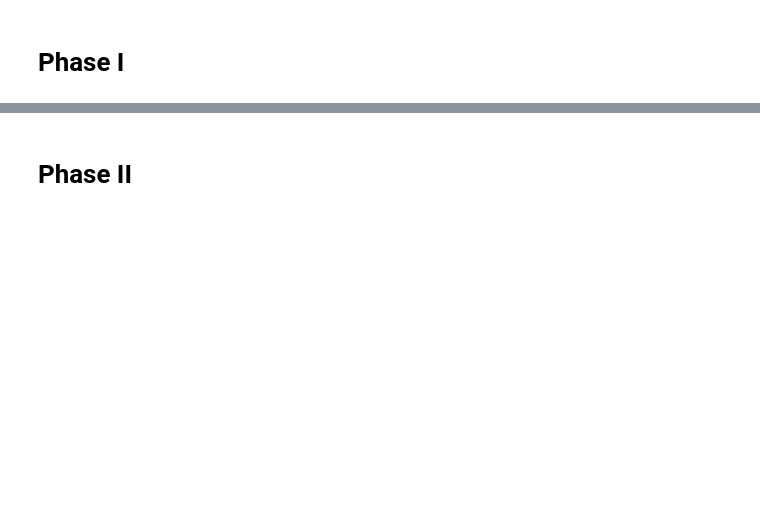
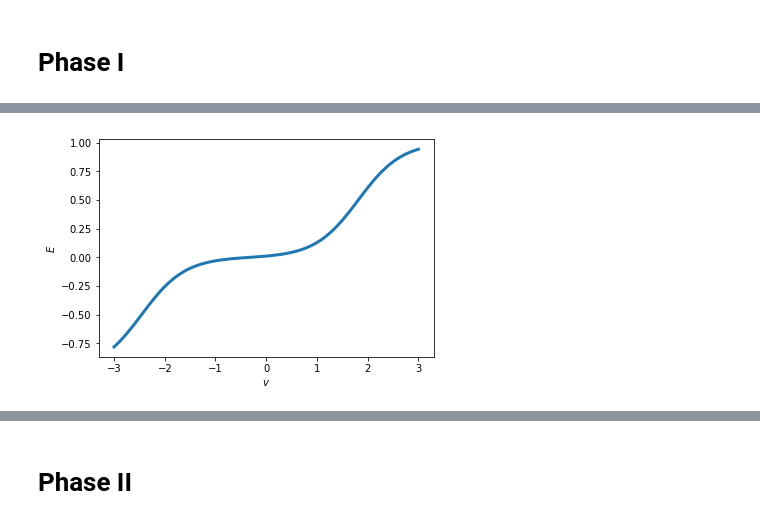
Before and after one commit to RiemannAI/theta, a Jupyter notebook: examples/Ehv_plots.ipynb, the cells around one changed output, grey strips where cells are left out. Drawn from its saved outputs; the diff is of its cells as text; code cells hidden in the pictures; blank space fills up the shorter version.

```diff
--- a/examples/Ehv_plots.ipynb
+++ b/examples/Ehv_plots.ipynb
@@ -119,19 +190,21 @@ plt.savefig("EhvPhaseI-2.eps", format="eps")
 # %%
 Q = np.diag([10])
 B = np.zeros((1,1))
 B[0,0] = -0.75
 W = np.zeros((1,1))
 W[0,0] = -0.18*13
 
 X = np.linspace(-3,3, 101)
 X = X.reshape((1,X.shape[0]))
 
-E=factorized_hidden_expectation(X, B, W, Q)
+E=factorized_hidden_expectations(X, B, W, Q)
 plt.xlabel("$v$")
 plt.ylabel("$E$")
 plt.plot(X.flatten(), E[0],"-", linewidth='3')
 
 plt.savefig("EhvPhaseI-3.eps", format="eps")
+# %% [output]
+[figure, added]
 # %%
 # Non-diagonal
 
```
Also changed, not shown: parts of 12 cells of this notebook, 4 other files.
